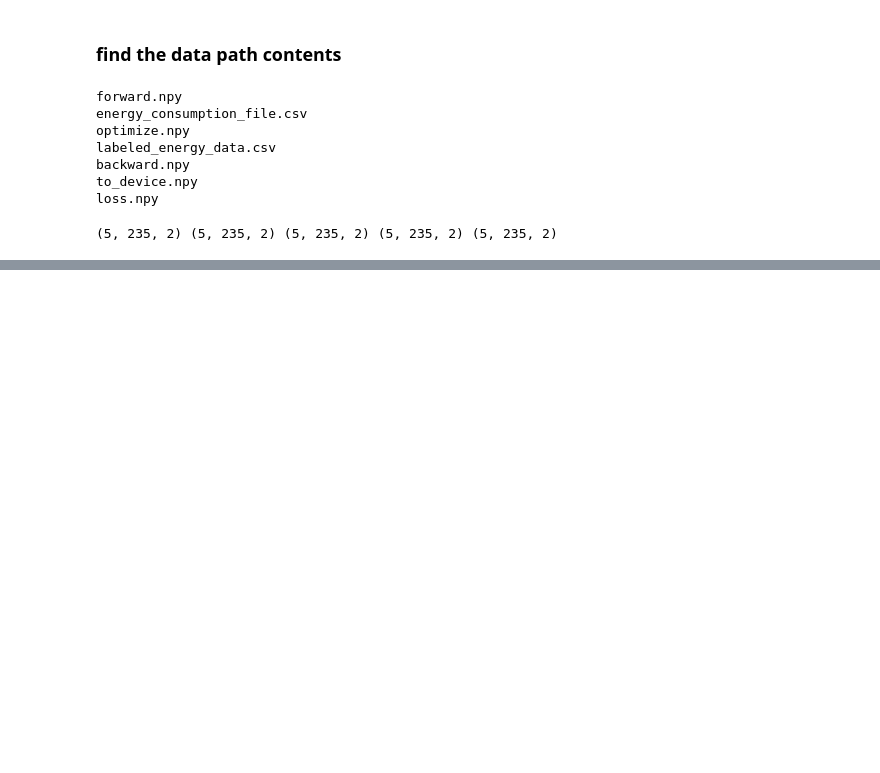
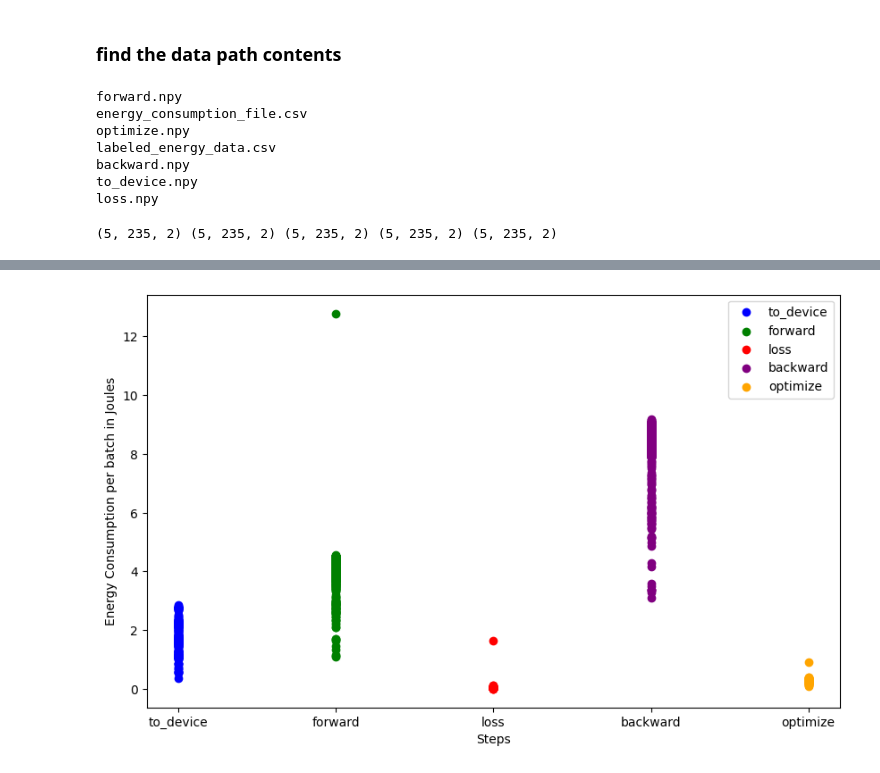
Before and after one commit to dtjgp/GreenAI, a Jupyter notebook: 3080/AnalysisEnergyData.ipynb, the cells around one changed output, grey strips where cells are left out. Saved outputs shown, nothing was run; the diff lists cells and outputs as text; code cells hidden in the pictures; blank space fills up the shorter version.

```diff
--- a/3080/AnalysisEnergyData.ipynb
+++ b/3080/AnalysisEnergyData.ipynb
@@ -252,0 +269,32 @@ KeyError: 'batch'
+# %%
+batch_info = ['to_device', 'forward', 'loss', 'backward', 'optimize']
+energy_data_dict = {
+    'to_device': to_device_energy,
+    'forward': forward_energy,
+    'loss': loss_energy,
+    'backward': backward_energy,
+    'optimize': optimize_energy
+}
+
+# plot the energy consumption for each step using dots
+fig, ax = plt.subplots(figsize=(10, 6))
+
+# Calculate the average energy consumption for each step
+average_energy_consumption = {step: np.mean([energy_data[epoch][batch][2] for epoch in range(to_device.shape[0]) for batch in range(to_device.shape[1])]) for step, energy_data in energy_data_dict.items()}
+
+# Plot each step's energy consumption as a dot on the corresponding x-axis
+for i, step in enumerate(batch_info):
+    energy_data = energy_data_dict[step]
+    energy_consumption = [energy_data[epoch][batch][2] for epoch in range(to_device.shape[0]) for batch in range(to_device.shape[1])]
+    ax.scatter([i] * len(energy_consumption), energy_consumption, color=step_colors[step], label=step, marker='o')
+
+# Set the x-axis labels to the batch_info
+ax.set_xticks(range(len(batch_info)))
+ax.set_xticklabels(batch_info)
+
+ax.set_xlabel('Steps')
+ax.set_ylabel('Energy Consumption per batch in Joules')
+ax.legend()
+plt.show()
+# %% [output]
+[figure, added]
```
Also changed, not shown: parts of 6 cells of this notebook, 2 other files.
